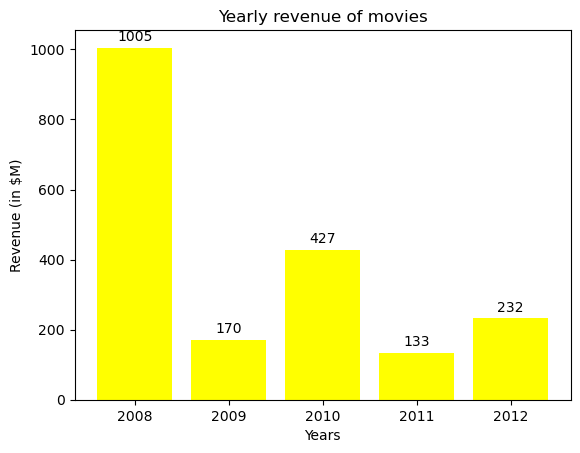
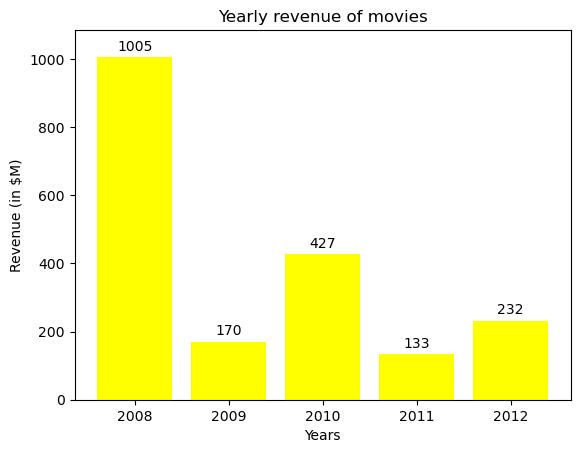
Code edit (unified diff) that turned the first committed figure into the second:
--- before
+++ after
@@ -20,3 +20,3 @@
 
 
-plt.ylim(0, max(revenue)+) #lower, upper limit - add space
+plt.ylim(0, max(revenue)+80) #lower, upper limit - add space

Commit: Horizontal Bar Chart